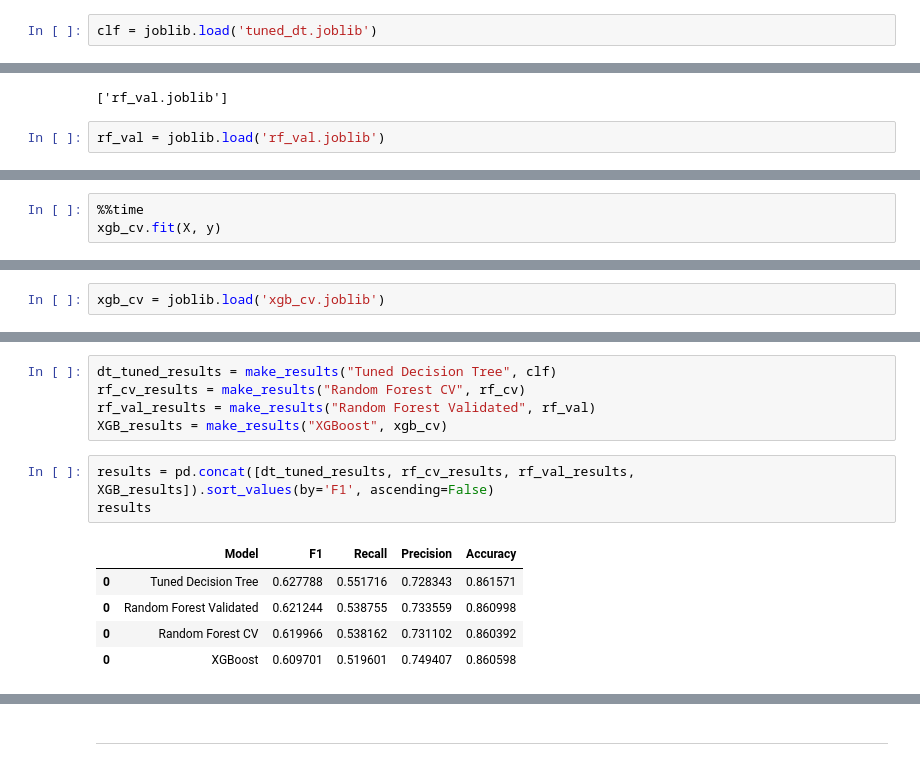
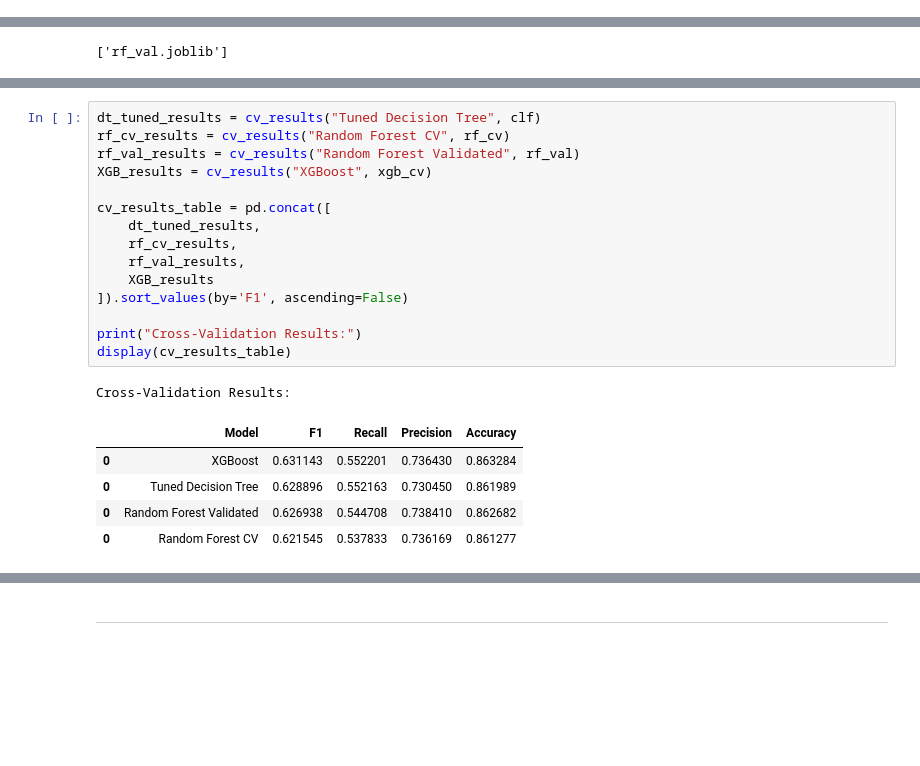
Before and after one commit to goncalvesmarcio/projeto-bank-churn, a Jupyter notebook: Bank Churn Project.ipynb, the cells around one changed output, grey strips where cells are left out. Cells and saved outputs as stored; diff of their text form; blank space fills up the shorter version.

```diff
--- a/Bank Churn Project.ipynb
+++ b/Bank Churn Project.ipynb
@@ -238,6 +357,4 @@ GridSearchCV(cv=5, estimator=DecisionTreeClassifier(random_state=42), n_jobs=-1,
 joblib.dump(clf, 'tuned_dt.joblib')
 # %% [output]
 ['tuned_dt.joblib']
-# %%
-clf = joblib.load('tuned_dt.joblib')
 # %% [markdown]
@@ -387,5 +471,3 @@ GridSearchCV(cv=PredefinedSplit(test_fold=array([-1, -1, ..., -1, -1])),
 joblib.dump(rf_val, 'rf_val.joblib')
 # %% [output]
 ['rf_val.joblib']
-# %%
-rf_val = joblib.load('rf_val.joblib')
@@ -421,3 +473,0 @@ xgb_cv = GridSearchCV(xgb,
-# %%
-%%time
-xgb_cv.fit(X, y)
@@ -448,2 +479,0 @@ joblib.dump(xgb_cv, 'xgb_cv.joblib')
-# %%
-xgb_cv = joblib.load('xgb_cv.joblib')
@@ -450,14 +548,22 @@ xgb_cv = joblib.load('xgb_cv.joblib')
 # %%
-dt_tuned_results = make_results("Tuned Decision Tree", clf)
-rf_cv_results = make_results("Random Forest CV", rf_cv)
-rf_val_results = make_results("Random Forest Validated", rf_val)
-XGB_results = make_results("XGBoost", xgb_cv)
+dt_tuned_results = cv_results("Tuned Decision Tree", clf)
+rf_cv_results = cv_results("Random Forest CV", rf_cv)
+rf_val_results = cv_results("Random Forest Validated", rf_val)
+XGB_results = cv_results("XGBoost", xgb_cv)
+
+cv_results_table = pd.concat([
+    dt_tuned_results,
+    rf_cv_results,
+    rf_val_results,
+    XGB_results
+]).sort_values(by='F1', ascending=False)
+
+print("Cross-Validation Results:")
+display(cv_results_table)
+# %% [output]
+Cross-Validation Results:
+|  | Model | F1 | Recall | Precision | Accuracy |
+| 0 | XGBoost | 0.631143 | 0.552201 | 0.736430 | 0.863284 |
+| 0 | Tuned Decision Tree | 0.628896 | 0.552163 | 0.730450 | 0.861989 |
+| 0 | Random Forest Validated | 0.626938 | 0.544708 | 0.738410 | 0.862682 |
+| 0 | Random Forest CV | 0.621545 | 0.537833 | 0.736169 | 0.861277 |
-# %%
-results = pd.concat([dt_tuned_results, rf_cv_results, rf_val_results, XGB_results]).sort_values(by='F1', ascending=False)
-results
-# %% [output]
-|  | Model | F1 | Recall | Precision | Accuracy |
-| 0 | Tuned Decision Tree | 0.627788 | 0.551716 | 0.728343 | 0.861571 |
-| 0 | Random Forest Validated | 0.621244 | 0.538755 | 0.733559 | 0.860998 |
-| 0 | Random Forest CV | 0.619966 | 0.538162 | 0.731102 | 0.860392 |
-| 0 | XGBoost | 0.609701 | 0.519601 | 0.749407 | 0.860598 |
```
Also changed, not shown: parts of 56 cells of this notebook, 1 other file.
